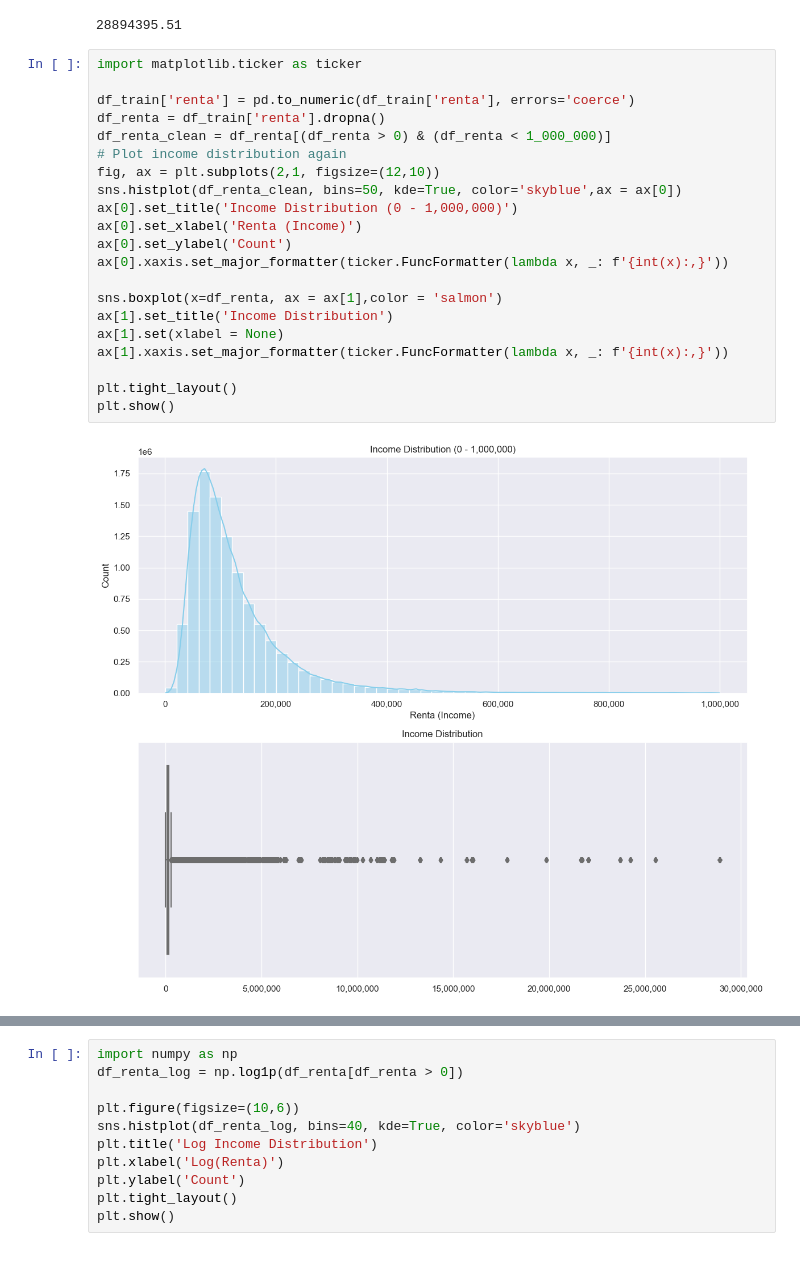
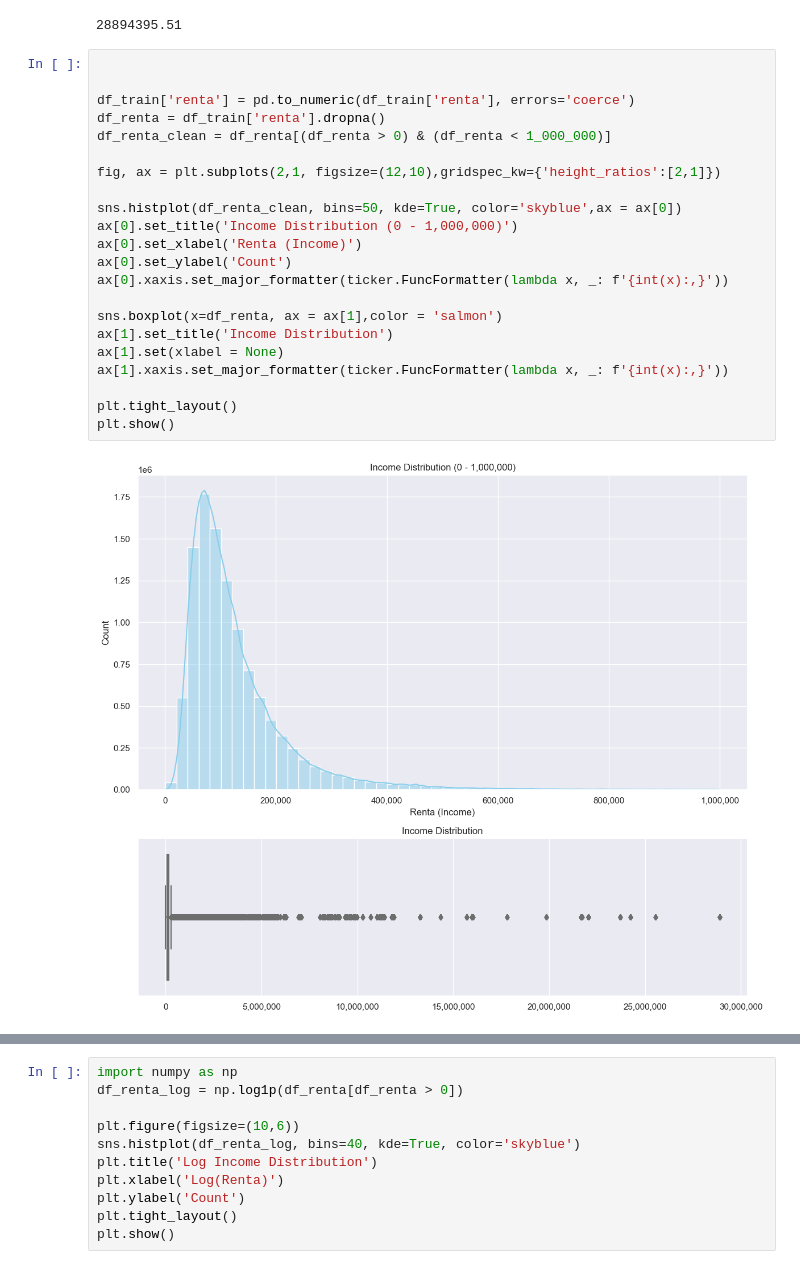
Before and after one commit to dennismathewjose/Santander-product-recommendation, a Jupyter notebook: santander-product-recommendation.ipynb, the cells around one changed output, grey strips where cells are left out. Saved outputs shown, nothing was run; the diff lists cells and outputs as text.

```diff
--- a/santander-product-recommendation.ipynb
+++ b/santander-product-recommendation.ipynb
@@ -149,25 +182,26 @@ df_train['renta'].max()
 # %% [output]
 28894395.51
 # %%
-import matplotlib.ticker as ticker
+
 
 df_train['renta'] = pd.to_numeric(df_train['renta'], errors='coerce')
 df_renta = df_train['renta'].dropna()
 df_renta_clean = df_renta[(df_renta > 0) & (df_renta < 1_000_000)]
-# Plot income distribution again
-fig, ax = plt.subplots(2,1, figsize=(12,10))
+
+fig, ax = plt.subplots(2,1, figsize=(12,10),gridspec_kw={'height_ratios':[2,1]})
+
 sns.histplot(df_renta_clean, bins=50, kde=True, color='skyblue',ax = ax[0])
 ax[0].set_title('Income Distribution (0 - 1,000,000)')
 ax[0].set_xlabel('Renta (Income)')
 ax[0].set_ylabel('Count')
 ax[0].xaxis.set_major_formatter(ticker.FuncFormatter(lambda x, _: f'{int(x):,}'))
 
 sns.boxplot(x=df_renta, ax = ax[1],color = 'salmon')
 ax[1].set_title('Income Distribution')
 ax[1].set(xlabel = None)
 ax[1].xaxis.set_major_formatter(ticker.FuncFormatter(lambda x, _: f'{int(x):,}'))
 
 plt.tight_layout()
 plt.show()
 # %% [output]
-[figure, old version]
+[figure, new version]
```
Also changed, not shown: parts of 28 cells of this notebook, 11 other files.
